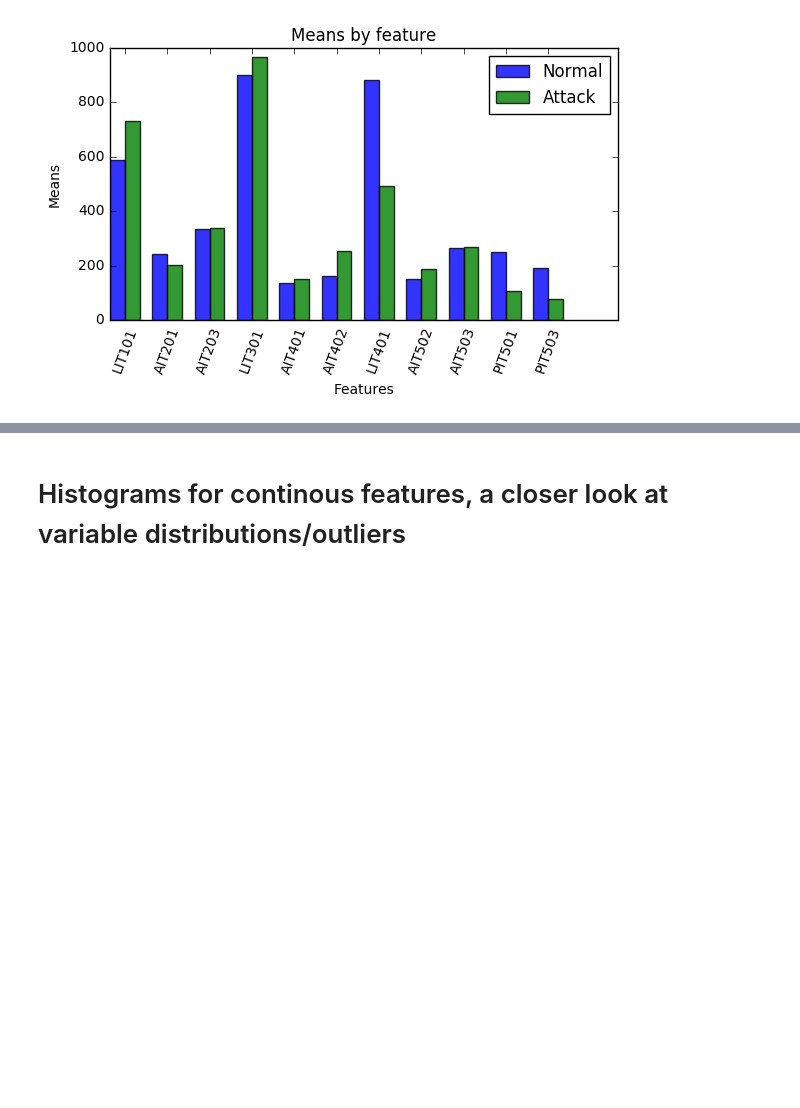
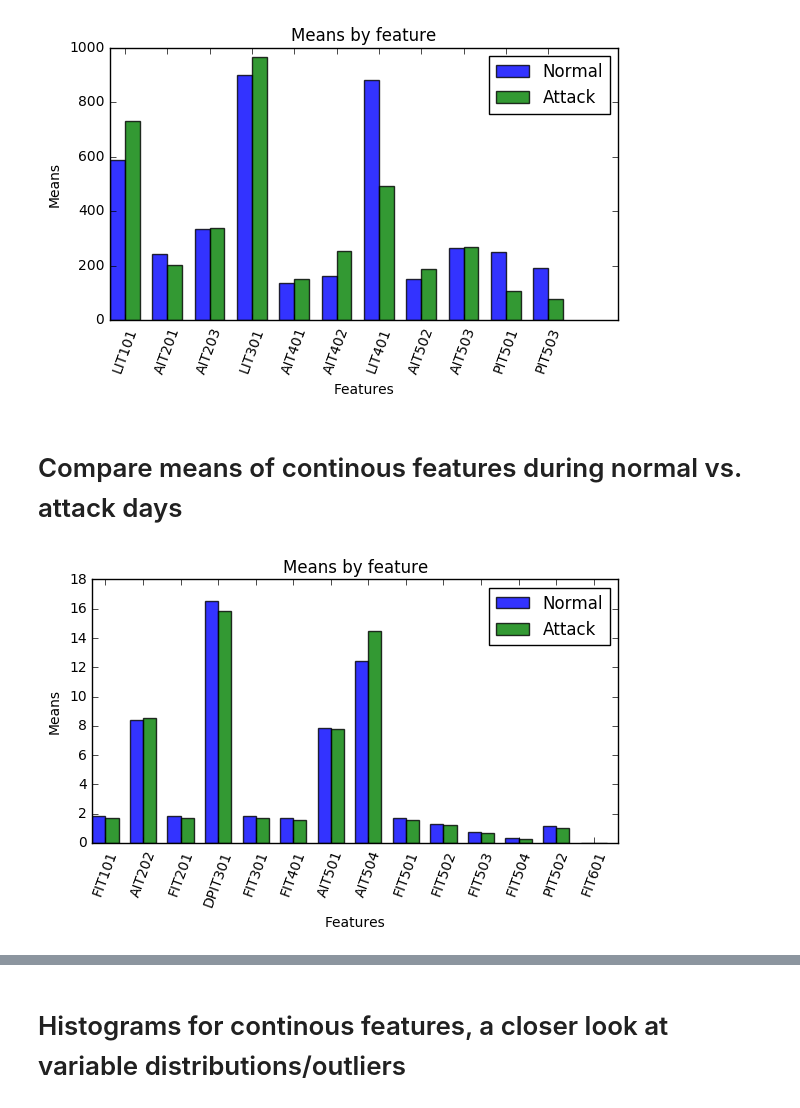
Before and after one commit to laure-delisle/SWaT, a Jupyter notebook: EDA/In-depth EDA_Ying.ipynb, the cells around one changed output, grey strips where cells are left out. Cells and saved outputs as stored; diff of their text form; code cells hidden in the pictures; blank space fills up the shorter version.

```diff
--- a/EDA/In-depth EDA_Ying.ipynb
+++ b/EDA/In-depth EDA_Ying.ipynb
@@ -137,3 +137,49 @@ plt.show()
 # during normal and attack timestamps have bigger differences.
 # %% [output]
 [figure]
+# %% [markdown]
+# Compare means of continous features during normal vs. attack days
+# %%
+split_time = dt.datetime.strptime('2015-12-28 9:59:59', '%Y-%m-%d %H:%M:%S')
+# %%
+normal_day = data[data['Timestamp'] < split_time]
+attack_day = data[data['Timestamp'] > split_time]
+# %%
+# data to plot
+n_groups = len(continuous_features_group1)
+means_normal = ()
+for i in continuous_features_group1:
+    means_normal = means_normal + (np.mean(normal_day[i]),)
+means_attack = ()
+for i in continuous_features_group1:
+    means_attack = means_attack + (np.mean(attack_day[i]),)
+
+# create plot
+fig, ax = plt.subplots()
+index = np.arange(n_groups)
+bar_width = 0.35
+opacity = 0.8
+
+rects1 = plt.bar(index, means_normal, bar_width,
+                 alpha=opacity,
+                 color='b',
+                 label='Normal')
+
+rects2 = plt.bar(index + bar_width, means_attack, bar_width,
+                 alpha=opacity,
+                 color='g',
+                 label='Attack')
+
+plt.xlabel('Features')
+plt.ylabel('Means')
+plt.title('Means by feature')
+plt.xticks(index + bar_width, ('FIT101','AIT202','FIT201',
+                       'DPIT301','FIT301','FIT401',
+                      'AIT501','AIT504','FIT501','FIT502','FIT503','FIT504',
+                      'PIT502','FIT601'), rotation=70)
+plt.legend()
+
+plt.tight_layout()
+plt.show()
+# %% [output]
+[figure, added]
```
Also changed, not shown: parts of 2 cells of this notebook.
